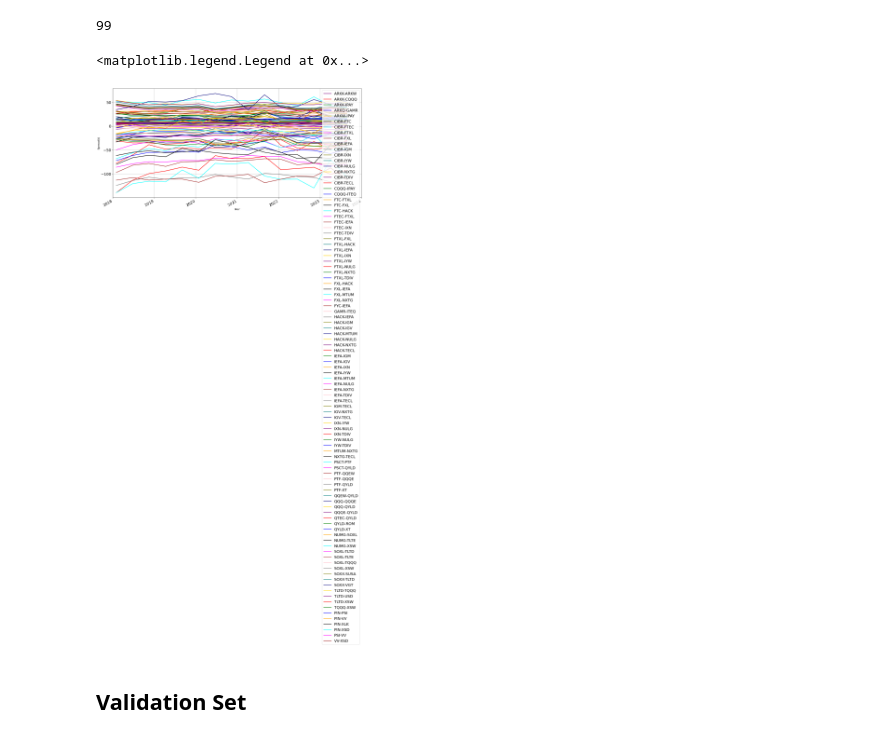
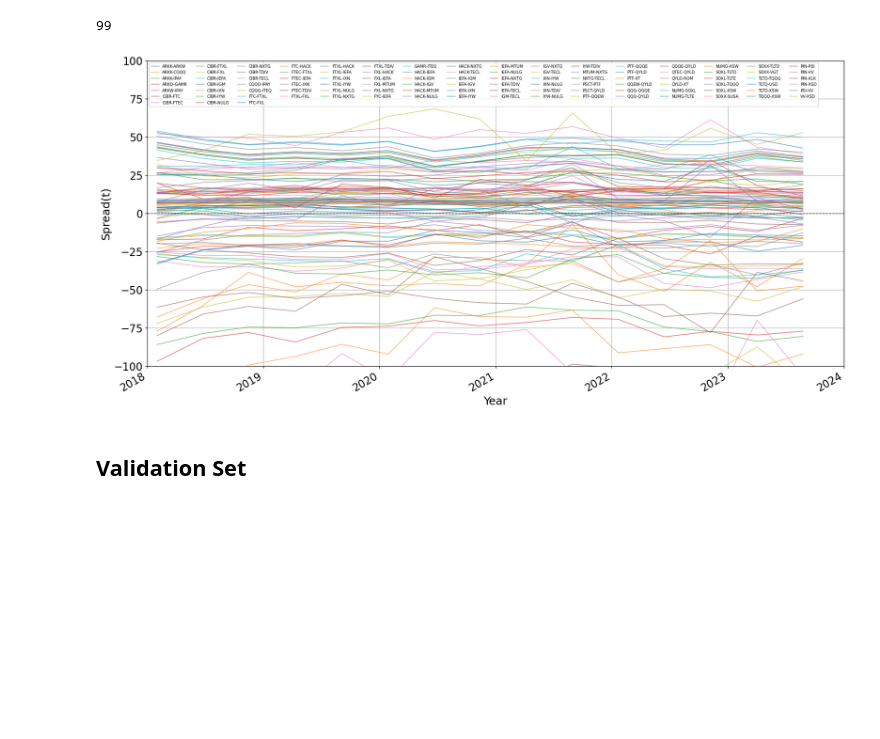
Before and after one commit to human-ak/WQU-Capstone, a Jupyter notebook: notebooks/CAE/g. Forecasting Trader_MLP.ipynb, the cells around one changed output. Drawn from its saved outputs; the diff is of its cells as text; code cells hidden in the pictures; blank space fills up the shorter version.

```diff
--- a/notebooks/CAE/g. Forecasting Trader_MLP.ipynb
+++ b/notebooks/CAE/g. Forecasting Trader_MLP.ipynb
@@ -193,30 +175,33 @@ def read_models(path='models/'):
 
     return all_models
 # %%
-current_path='/mnt/d/GitHub/WQU-Capstone/notebooks/CAE_9-6-25'
-with open(f'{current_path}/CAE_selected_pairs.pickle', 'rb') as handle:
+
+with open(f'CAE_selected_pairs.pickle', 'rb') as handle:
     pairs = pickle.load(handle)
 len(pairs)
 # %% [output]
 99
 # %%
-#markers= ["o","s","+","x","<"]
-plt.rcParams.update({'font.size': 17})
-colors = [
-    'purple', 'red', 'green', 'blue', 'orange',
-    'black', 'cyan', 'magenta', 'brown', 'pink',
-    'gray', 'olive', 'teal', 'navy', 'gold'
-]
+fig, ax = plt.subplots(figsize=(20, 10))
 for i in range(len(pairs)):
-    pairs[i][2]['spread'][::100].plot(figsize=(20,10), grid=True, label='{}-{}'.format(pairs[i][0],pairs[i][1]), c=colors[i % len(colors)], linewidth=2)
-plt.ylabel('Spread(t)',size=12)
-plt.xlabel('Year',size=12)
-plt.xlim(('2018', '2024'))
-plt.legend()
-#plt.savefig('spreads.png', bbox_inches='tight', pad_inches=0.05)
+    pairs[i][2]['spread'][::100].plot(
+        ax=ax,
+        grid=True,
+        label='{}-{}'.format(pairs[i][0], pairs[i][1]),
+        linewidth=1,
+        alpha=0.7
+    )
+ax.set_ylabel('Spread(t)', size=18)
+ax.set_xlabel('Year', size=18)
+ax.set_xlim(('2018', '2024'))
+ax.legend(fontsize=6.5, loc='upper left', ncol=16)
+#ax.set_title(f'Spreads of the {len(pairs)} Selected Pairs', size=16)
+#ax.set_yscale('symlog', linthresh=1)
+ax.set_ylim(-100, 100)
+ax.axhline(0, color='black', linewidth=1, linestyle='--', alpha=0.7)
+plt.savefig('images/CAE_spreads.png', bbox_inches='tight', pad_inches=0.05)
 # %% [output]
-<matplotlib.legend.Legend at 0x...>
-[figure, old version]
+[figure, new version]
 # %% [markdown]
 ## Validation Set
 # %%
```
Also changed, not shown: parts of 26 cells of this notebook.
